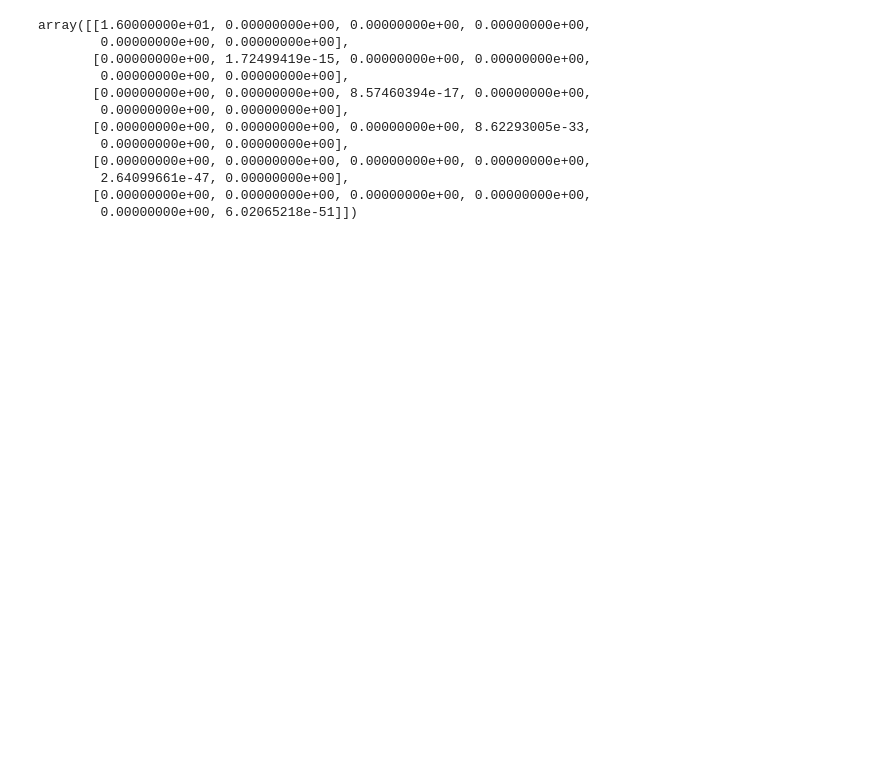
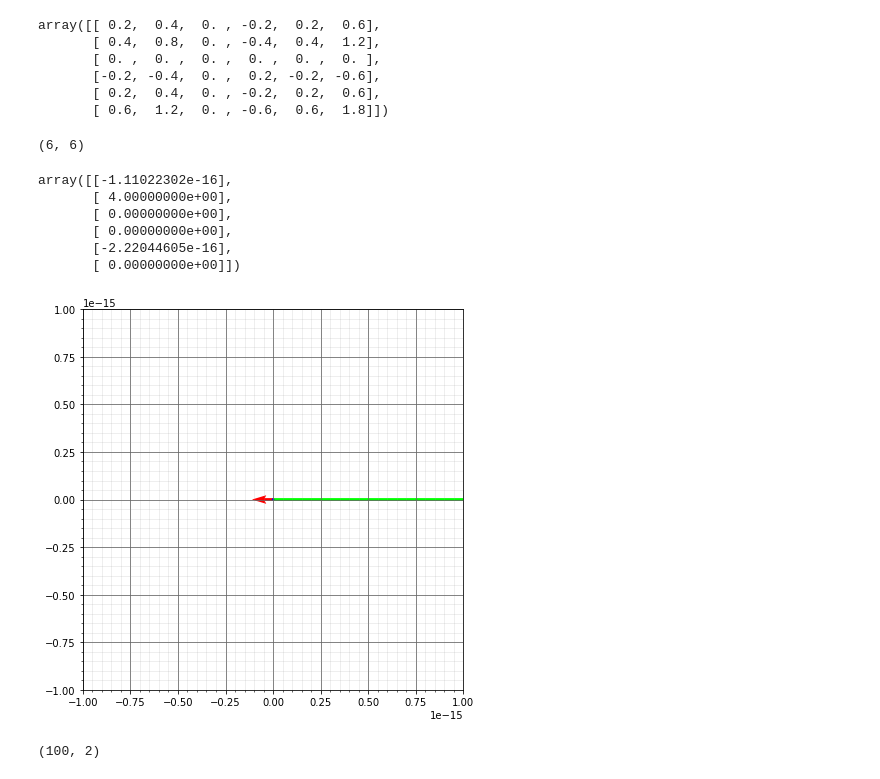
Before and after one commit to B33Boy/Data-Driven-Algorithms-Collection, a Jupyter notebook: Principal Component Analysis/PCA.ipynb, the cells around one changed output. Cells and saved outputs as stored; diff of their text form; code cells hidden in the pictures; blank space fills up the shorter version.

```diff
--- a/Principal Component Analysis/PCA.ipynb
+++ b/Principal Component Analysis/PCA.ipynb
@@ -50,17 +90,27 @@ array([[ 1,  2,  0, -1,  1,  3],
+# %%
+cov_x = (X@X.T)/(X.shape[0]-1)
+
+cov_x
+# %% [output]
+array([[ 0.2,  0.4,  0. , -0.2,  0.2,  0.6],
+       [ 0.4,  0.8,  0. , -0.4,  0.4,  1.2],
+       [ 0. ,  0. ,  0. ,  0. ,  0. ,  0. ],
+       [-0.2, -0.4,  0. ,  0.2, -0.2, -0.6],
+       [ 0.2,  0.4,  0. , -0.2,  0.2,  0.6],
+       [ 0.6,  1.2,  0. , -0.6,  0.6,  1.8]])
 # %%
-U,D,V = np.linalg.svd(cov_x)
+eig_vals, eig_vecs = np.linalg.eig(cov_x)
-# %%
-np.diag(D)
-# %% [output]
-array([[1.60000000e+01, 0.00000000e+00, 0.00000000e+00, 0.00000000e+00,
-        0.00000000e+00, 0.00000000e+00],
-       [0.00000000e+00, 1.72499419e-15, 0.00000000e+00, 0.00000000e+00,
-        0.00000000e+00, 0.00000000e+00],
-       [0.00000000e+00, 0.00000000e+00, 8.57460394e-17, 0.00000000e+00,
-        0.00000000e+00, 0.00000000e+00],
-       [0.00000000e+00, 0.00000000e+00, 0.00000000e+00, 8.62293005e-33,
-        0.00000000e+00, 0.00000000e+00],
-       [0.00000000e+00, 0.00000000e+00, 0.00000000e+00, 0.00000000e+00,
-        2.64099661e-47, 0.00000000e+00],
-       [0.00000000e+00, 0.00000000e+00, 0.00000000e+00, 0.00000000e+00,
-        0.00000000e+00, 6.02065218e-51]])
+# %%
+eig_vecs
+# %% [output]
+(6, 6)
+# %%
+Y = eig_vecs.T@X
+Y
+# %% [output]
+array([[-1.11022302e-16],
+       [ 4.00000000e+00],
+       [ 0.00000000e+00],
+       [ 0.00000000e+00],
+       [-2.22044605e-16],
+       [ 0.00000000e+00]])
@@ -66,0 +119,22 @@ array([[1.60000000e+01, 0.00000000e+00, 0.00000000e+00, 0.00000000e+00,
+# %%
+fig, ax = plt.subplots(1, figsize=(7,7))
+
+cols = ['#FF0000', '#00FF00', "#000FFF"]
+
+Y_plot = Y.reshape(2,3)
+
+vplot2D(ax, Y_plot, colours=cols, xlim=[-0.000000000000001,0.000000000000001], ylim=[-0.000000000000001,0.000000000000001])
+# %% [output]
+[figure, added]
+# %%
+np.random.seed(123)
+x = 5*np.random.rand(100)
+y = 2*x + 1 + np.random.randn(100)
+
+x = x.reshape(100, 1)
+y = y.reshape(100, 1)
+
+X = np.hstack([x, y])
+X.shape
+# %% [output]
+(100, 2)
```
Also changed, not shown: parts of 15 cells of this notebook.
